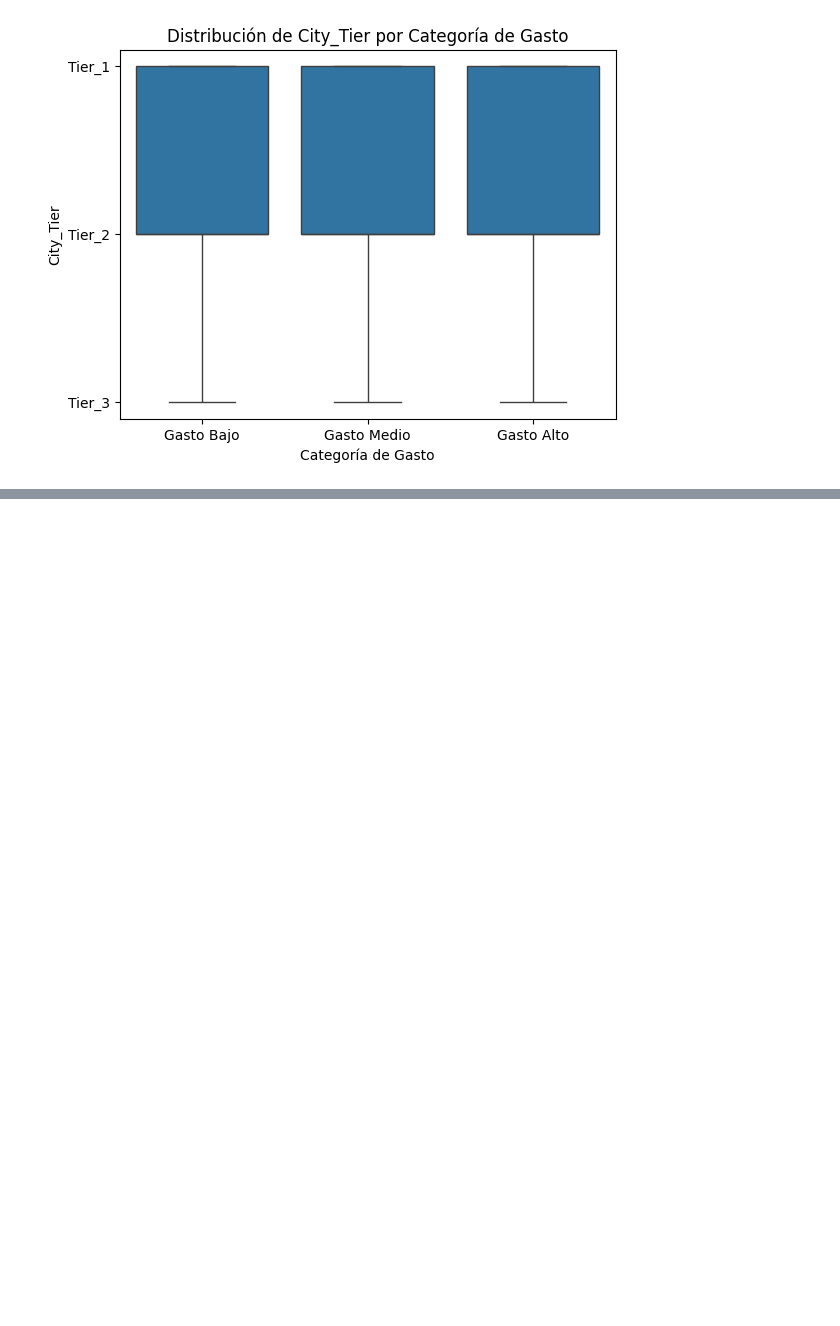
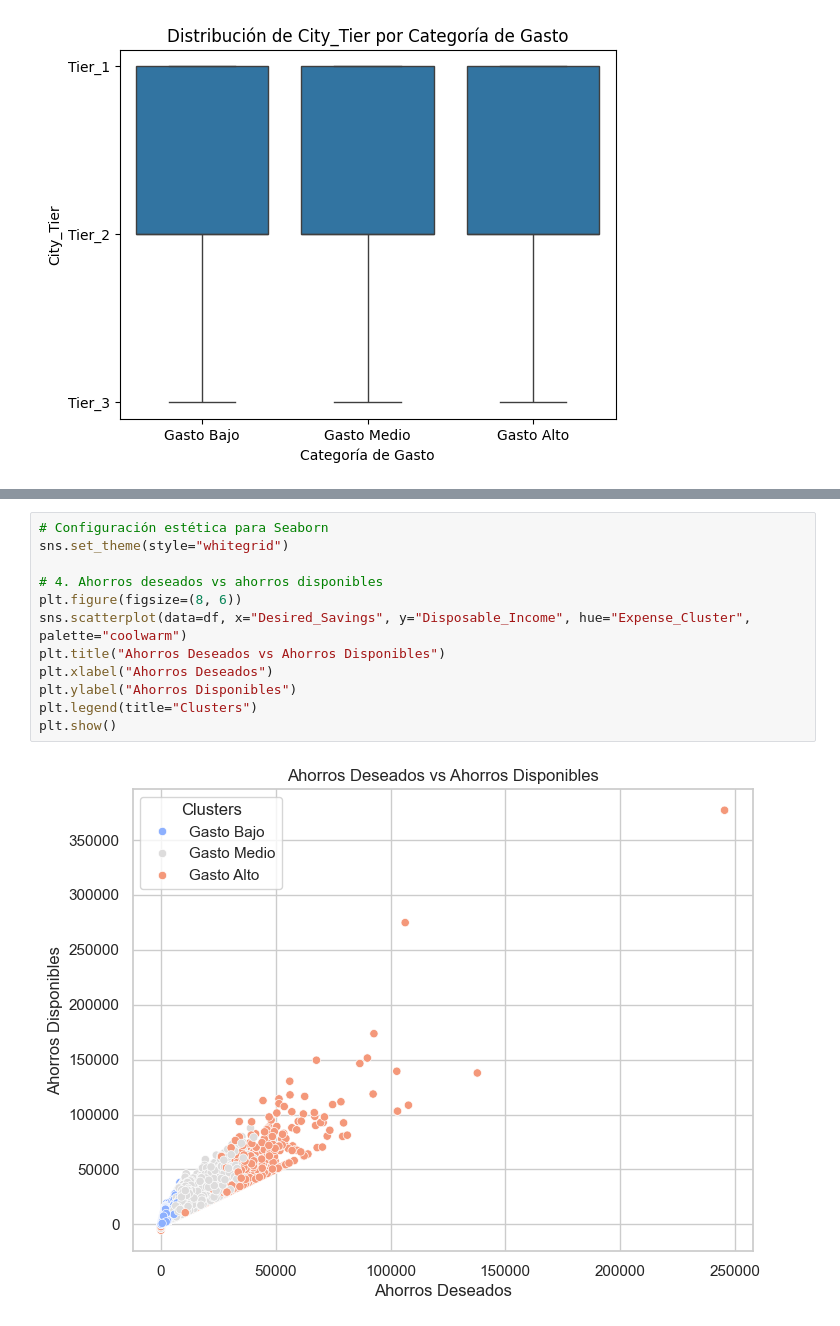
Before and after one commit to jduro99/Proyecto_final, a Jupyter notebook: Limpieza_Bencomo.ipynb, the cells around one changed output, grey strips where cells are left out. Saved outputs shown, nothing was run; the diff lists cells and outputs as text; blank space fills up the shorter version.

```diff
--- a/Limpieza_Bencomo.ipynb
+++ b/Limpieza_Bencomo.ipynb
@@ -367,0 +365,14 @@ plt.show()
+# %%
+# Configuración estética para Seaborn
+sns.set_theme(style="whitegrid")
+
+# 4. Ahorros deseados vs ahorros disponibles
+plt.figure(figsize=(8, 6))
+sns.scatterplot(data=df, x="Desired_Savings", y="Disposable_Income", hue="Expense_Cluster", palette="coolwarm")
+plt.title("Ahorros Deseados vs Ahorros Disponibles")
+plt.xlabel("Ahorros Deseados")
+plt.ylabel("Ahorros Disponibles")
+plt.legend(title="Clusters")
+plt.show()
+# %% [output]
+[figure, added]
```
Also changed, not shown: parts of 10 cells of this notebook.
